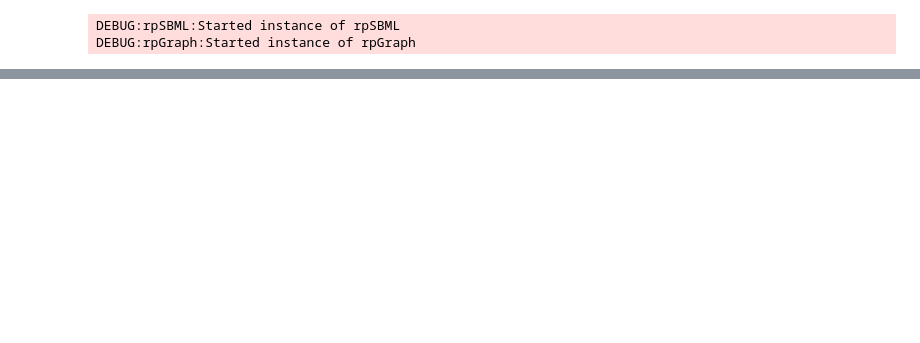
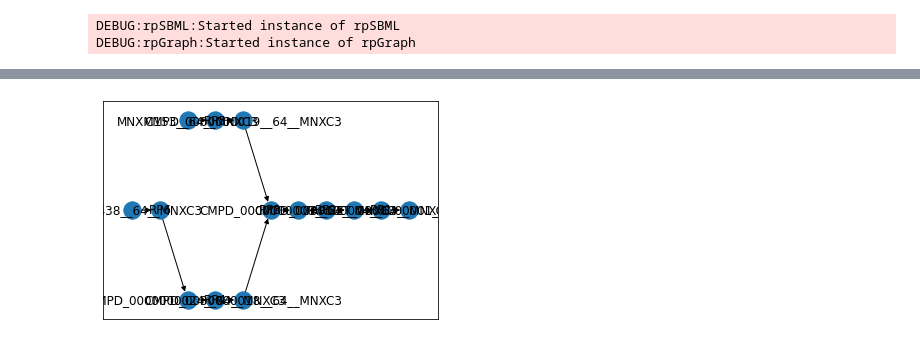
Before and after one commit to Melclic/metaxime, a Jupyter notebook: dev_svg.ipynb, the cells around one changed output, grey strips where cells are left out. Cells and saved outputs as stored; diff of their text form; code cells hidden in the pictures; blank space fills up the shorter version.

```diff
--- a/dev_svg.ipynb
+++ b/dev_svg.ipynb
@@ -349,0 +362,16 @@ SyntaxError: invalid syntax (<ipython-input-131-8f89ec181897>, line 1)
+# %%
+x_transform = -1.0
+y_transform = -1.0
+subplot_size = [200,200]
+pathway_layers = []
+ordered_y = sorted(list(set([pos[i][0] for i in pos])))
+for layer_y_loc in ordered_y:
+    ordered_x = sorted(list(set([pos[i][1] for i in pos if pos[i][0]==layer_y_loc])))
+    reaction = []
+    for layer_x_loc in ordered_x:
+        for node_id in pos:
+            if pos[node_id][0]==layer_y_loc and pos[node_id][1]==layer_x_loc:
+                n = resG.nodes.get(node_id)
+                reaction.append(node_id)
+                break
+    pathway_layers.append(reaction)
@@ -349,0 +396,4 @@ SyntaxError: invalid syntax (<ipython-input-131-8f89ec181897>, line 1)
+# %%
+x_len = subplot_size[0]*len(pathway_layers)
+len_max_y = max([len(i) for i in pathway_layers])
+y_len = subplot_size[1]*len_max_y
@@ -349,0 +408,4 @@ SyntaxError: invalid syntax (<ipython-input-131-8f89ec181897>, line 1)
+# %%
+mod_pos = {}
+for node in pos:
+    mod_pos[node] = (pos[node][0]*x_len, pos[node][1]*y_len)
@@ -349,0 +429,4 @@ SyntaxError: invalid syntax (<ipython-input-131-8f89ec181897>, line 1)
+# %%
+nx.draw_networkx(resG, pos=mod_pos)
+# %% [output]
+[figure, added]
```
Also changed, not shown: parts of 30 cells of this notebook, 2 other files.
